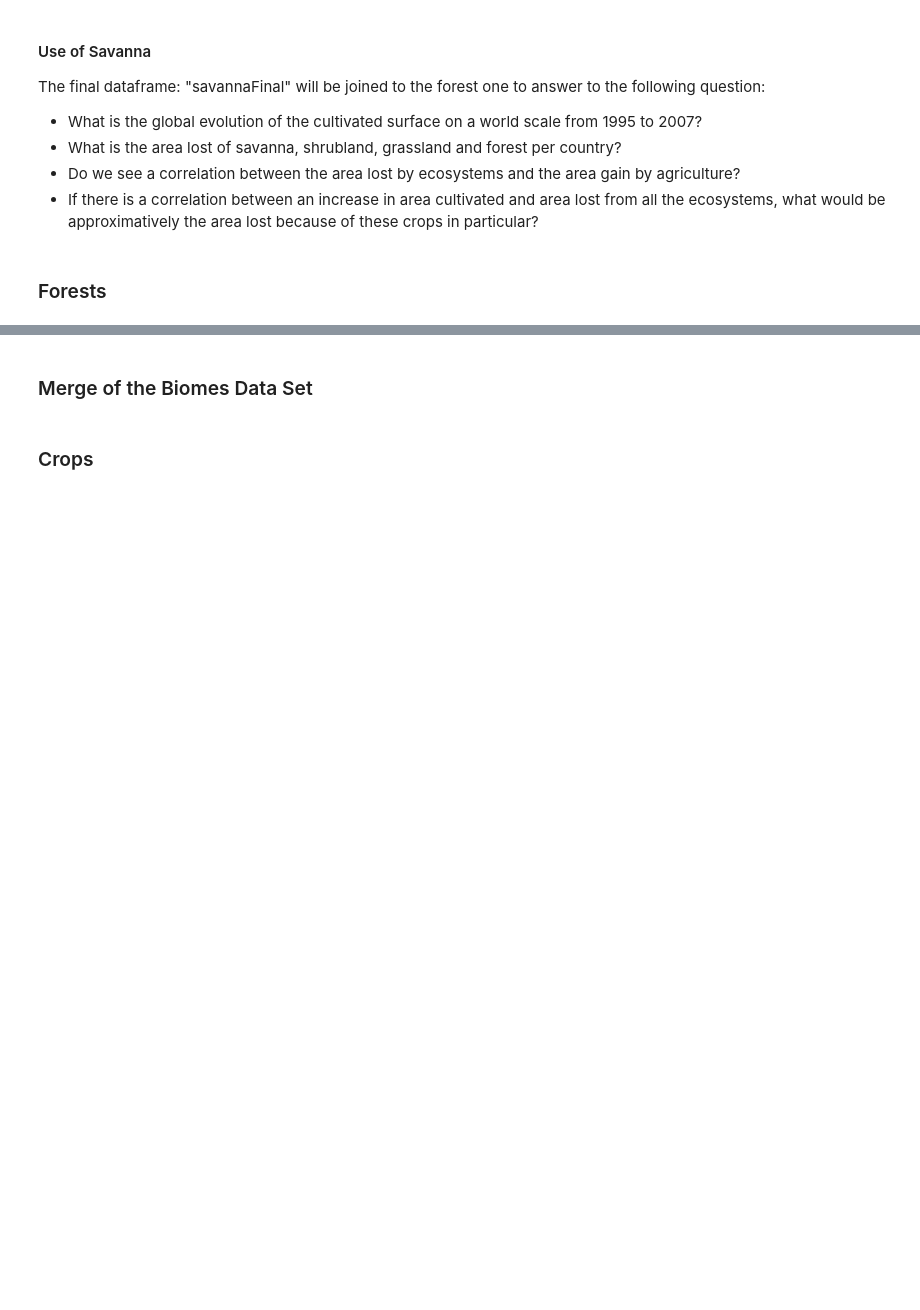
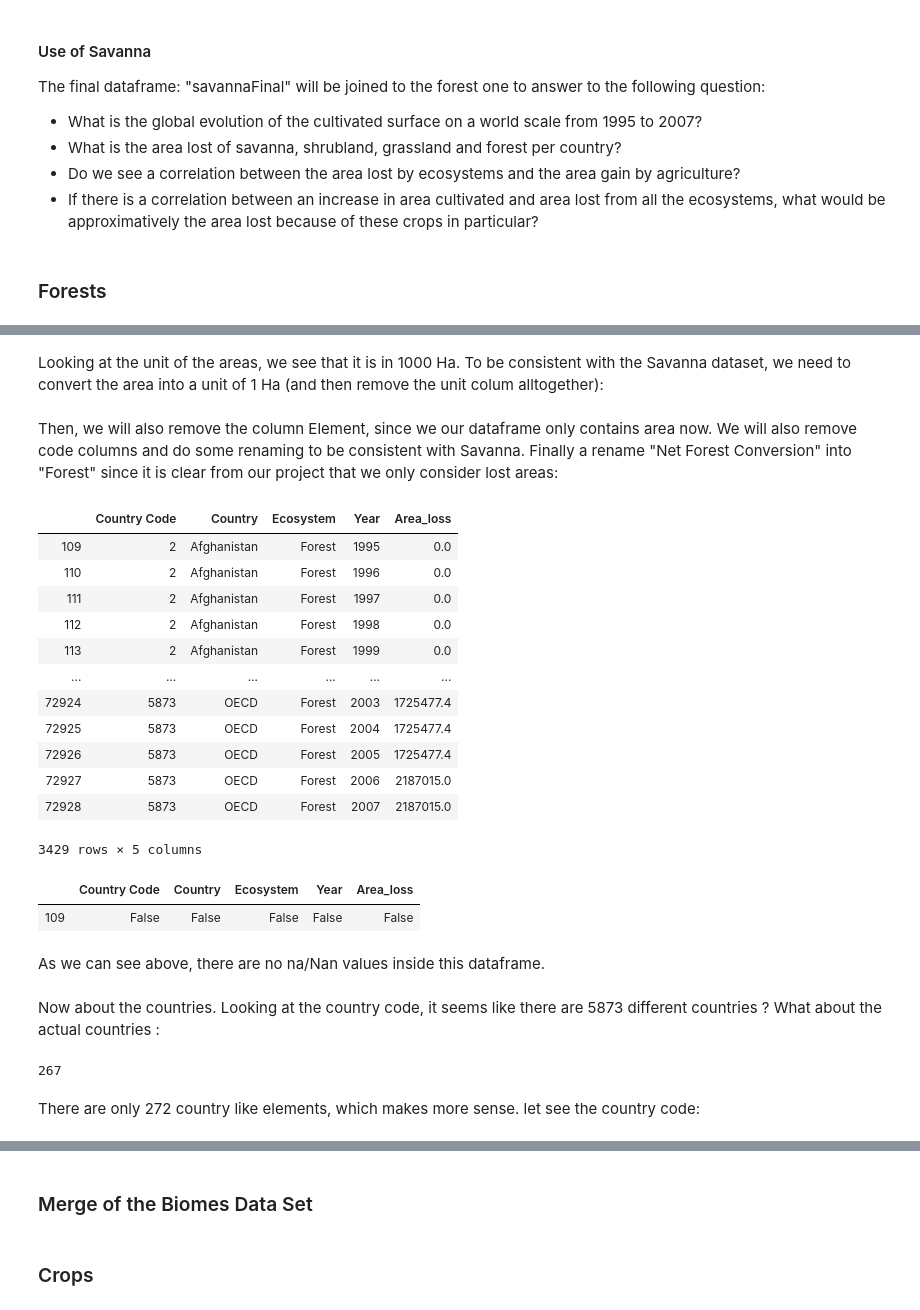
Before and after one commit to CeliaBenquet/Project_ADA, a Jupyter notebook: ada_project_true.ipynb, the cells around one changed output, grey strips where cells are left out. Cells and saved outputs as stored; diff of their text form; code cells hidden in the pictures; blank space fills up the shorter version.

```diff
--- a/ada_project_true.ipynb
+++ b/ada_project_true.ipynb
@@ -292,0 +332,4 @@ dtype: object
+# %%
+forests = forests.query("Item == 'Net Forest conversion'")
+forests = forests.query("Element == 'Area'")
+forests.shape
@@ -292,0 +352,2 @@ dtype: object
+# %% [markdown]
+Looking at the unit of the areas, we see that it is in 1000 Ha. To be consistent with the Savanna dataset, we need to convert the area into a unit of 1 Ha (and then remove the unit colum alltogether):
@@ -292,0 +357,39 @@ dtype: object
+# %% [markdown]
+Then, we will also remove the column Element, since we our dataframe only contains area now. We will also remove code columns and do some renaming to be consistent with Savanna. Finally a rename "Net Forest Conversion" into "Forest" since it is clear from our project that we only consider lost areas:
+# %%
+forests = forests.drop(columns=["Item Code", "Element Code", "Year Code", "Element"])
+forests = forests.rename(columns={"Item":"Ecosystem", "Value":"Area_loss"})
+forests.Ecosystem = "Forest"
+# Based on results from other datasets, we only keep data between 1995 and 2007 :
+forests = forests[forests.Year >= 1995]
+forests = forests[forests.Year <= 2007]
+forests
+# %% [output]
+|  | Country Code | Country | Ecosystem | Year | Area_loss |
+| 109 | 2 | Afghanistan | Forest | 1995 | 0.0 |
+| 110 | 2 | Afghanistan | Forest | 1996 | 0.0 |
+| 111 | 2 | Afghanistan | Forest | 1997 | 0.0 |
+| 112 | 2 | Afghanistan | Forest | 1998 | 0.0 |
+| 113 | 2 | Afghanistan | Forest | 1999 | 0.0 |
+| ... | ... | ... | ... | ... | ... |
+| 72924 | 5873 | OECD | Forest | 2003 | 1725477.4 |
+| 72925 | 5873 | OECD | Forest | 2004 | 1725477.4 |
+| 72926 | 5873 | OECD | Forest | 2005 | 1725477.4 |
+| 72927 | 5873 | OECD | Forest | 2006 | 2187015.0 |
+| 72928 | 5873 | OECD | Forest | 2007 | 2187015.0 |
+3429 rows × 5 columns
+# %%
+forests.isna().drop_duplicates()
+# %% [output]
+|  | Country Code | Country | Ecosystem | Year | Area_loss |
+| 109 | False | False | False | False | False |
+# %% [markdown]
+As we can see above, there are no na/Nan values inside this dataframe.
+# %% [markdown]
+Now about the countries. Looking at the country code, it seems like there are 5873 different countries ? What about the actual countries :
+# %%
+pd.Series.nunique(forests.Country)
+# %% [output]
+267
+# %% [markdown]
+There are only 272 country like elements, which makes more sense. let see the country code:
```
Also changed, not shown: parts of 22 cells of this notebook.
